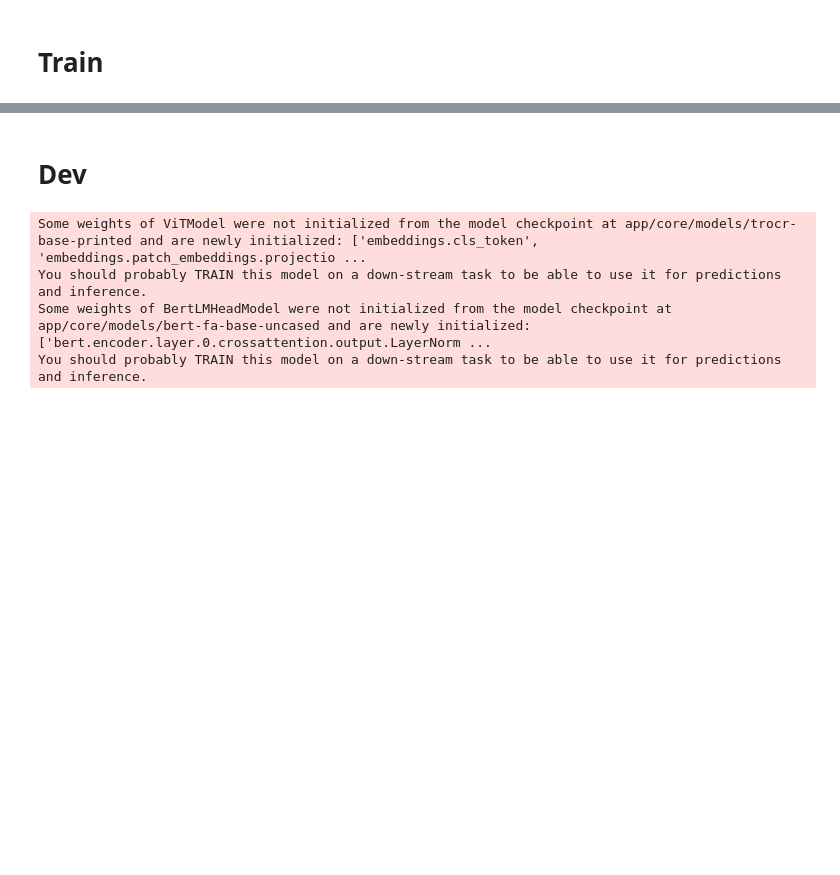
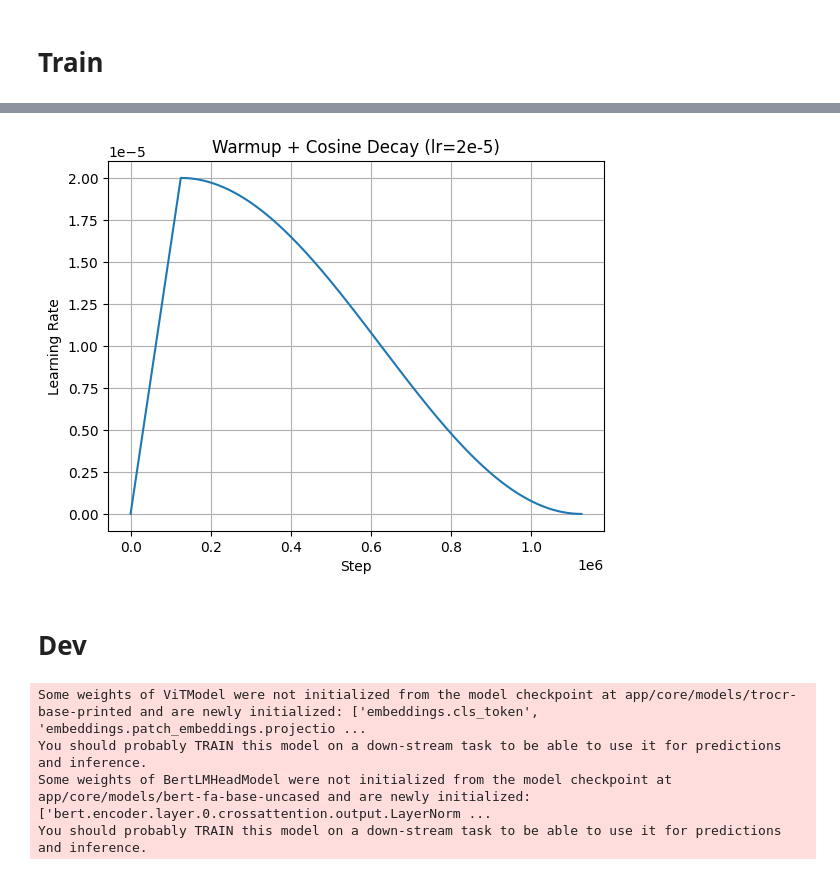
Before and after one commit to AlirezaFazli29/cfavit-ocr, a Jupyter notebook: dev.ipynb, the cells around one changed output, grey strips where cells are left out. Cells and saved outputs as stored; diff of their text form; code cells hidden in the pictures; blank space fills up the shorter version.

Commit message:
testing lr scheduler

```diff
--- a/dev.ipynb
+++ b/dev.ipynb
@@ -68,0 +43,16 @@ save_split(x_test,  y_test,  "test",  base_out)
+# %%
+train_data, train_loader = CreateLoader(
+    root_dir=train_root,
+    processor=processor,
+    device="cuda",
+)(batch_size=16, shuffle=True)
+valid_data, valid_loader = CreateLoader(
+    root_dir=valid_root,
+    processor=processor,
+    device="cuda",
+)(batch_size=16, shuffle=True)
+test_data, test_loader = CreateLoader(
+    root_dir=test_root,
+    processor=processor,
+    device="cuda",
+)(batch_size=16, shuffle=True)
@@ -69,3 +64,34 @@ save_split(x_test,  y_test,  "test",  base_out)
+# %%
+num_train_steps = 100 * len(train_loader)
+# %%
+model_params = [torch.nn.Parameter(torch.randn(2, 2, requires_grad=True))]
+optimizer = AdamW(model_params, lr=2e-5)
+
+# scheduler
+num_training_steps = int(num_train_steps * 0.9)
+num_warmup_steps = num_train_steps - int(num_train_steps * 0.9)
+scheduler = get_scheduler(
+    "cosine",
+    optimizer=optimizer,
+    num_warmup_steps=num_warmup_steps,
+    num_training_steps=num_training_steps
+)
+
+# track LR
+lrs = []
+for step in range(num_training_steps):
+    optimizer.step()   # fake step
+    scheduler.step()
+    lrs.append(optimizer.param_groups[0]["lr"])
+# %%
+plt.plot(lrs)
+plt.grid()
+plt.xlabel("Step")
+plt.ylabel("Learning Rate")
+plt.title("Warmup + Cosine Decay (lr=2e-5)")
+plt.show()
+# %% [output]
+[figure, added]
 # %% [markdown]
 # Dev
 # %%
```
Also changed, not shown: parts of 13 cells of this notebook.
